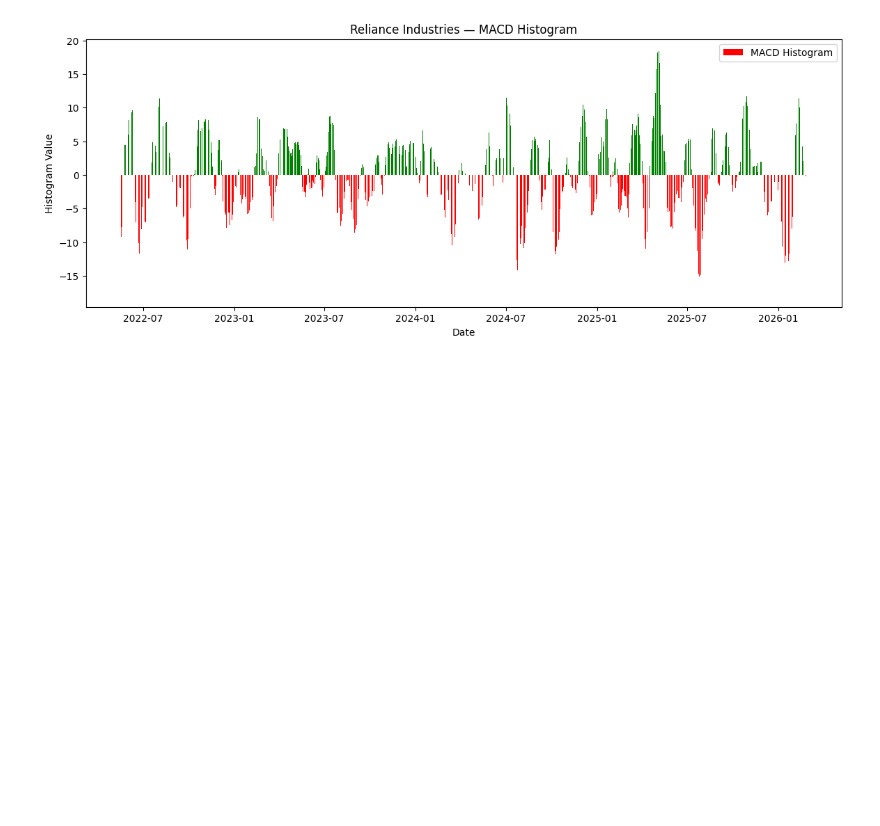
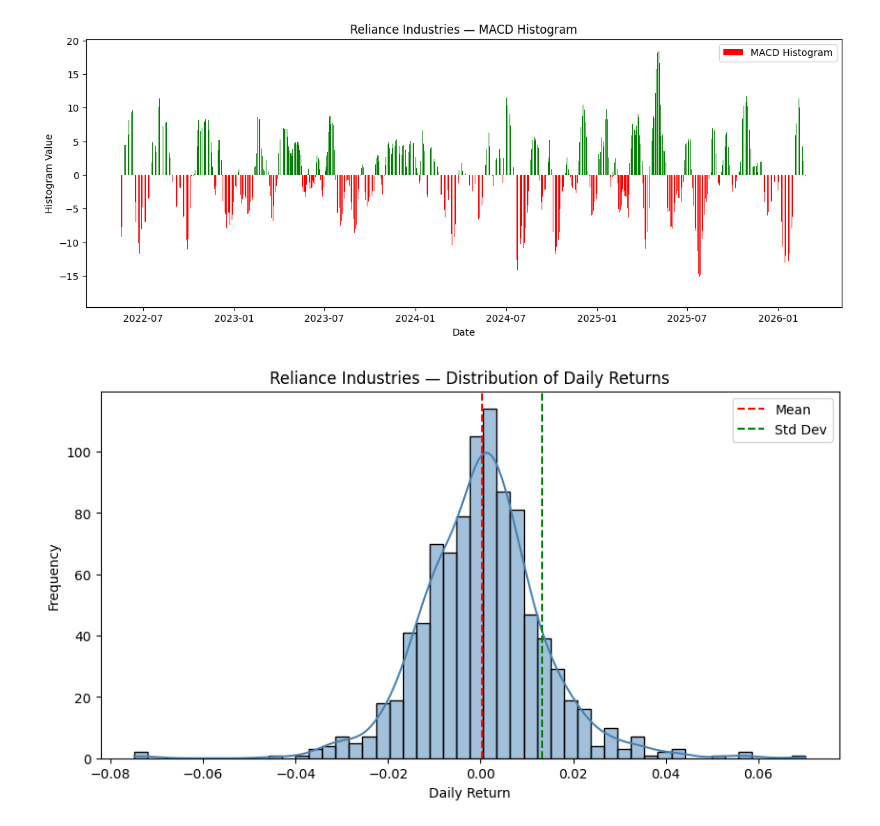
Before and after one commit to samarthpatel03/quantitative-market-analysis, a Jupyter notebook: stock_prediction.ipynb, the cells around one changed output. Cells and saved outputs as stored; diff of their text form; code cells hidden in the pictures; blank space fills up the shorter version.

Commit message:
Completed EDA - 6 visualizations

```diff
--- a/stock_prediction.ipynb
+++ b/stock_prediction.ipynb
@@ -224,3 +224,19 @@ plt.legend()
 plt.show()
 # %% [output]
 [figure]
+# %%
+import seaborn as sns
+
+daily_return = df['Close'].pct_change().dropna()
+
+plt.figure(figsize=(10, 5))
+sns.histplot(daily_return, bins=50, kde=True, color='steelblue')
+plt.title('Reliance Industries — Distribution of Daily Returns')
+plt.xlabel('Daily Return')
+plt.ylabel('Frequency')
+plt.axvline(daily_return.mean(), color='red', linestyle='--', label='Mean')
+plt.axvline(daily_return.std(), color='green', linestyle='--', label='Std Dev')
+plt.legend()
+plt.show()
+# %% [output]
+[figure, added]
```
Also changed, not shown: parts of 12 cells of this notebook, 1 other file.
